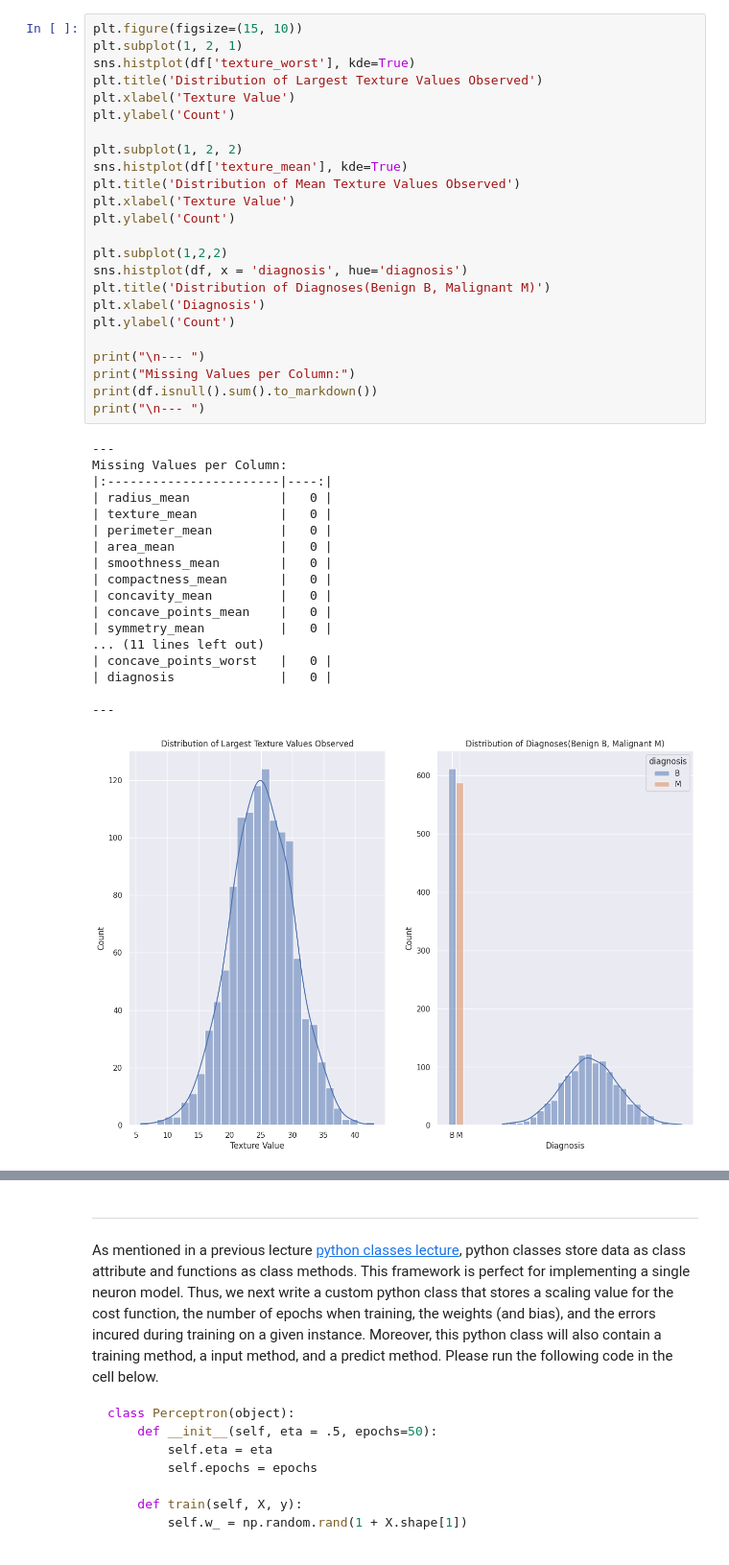
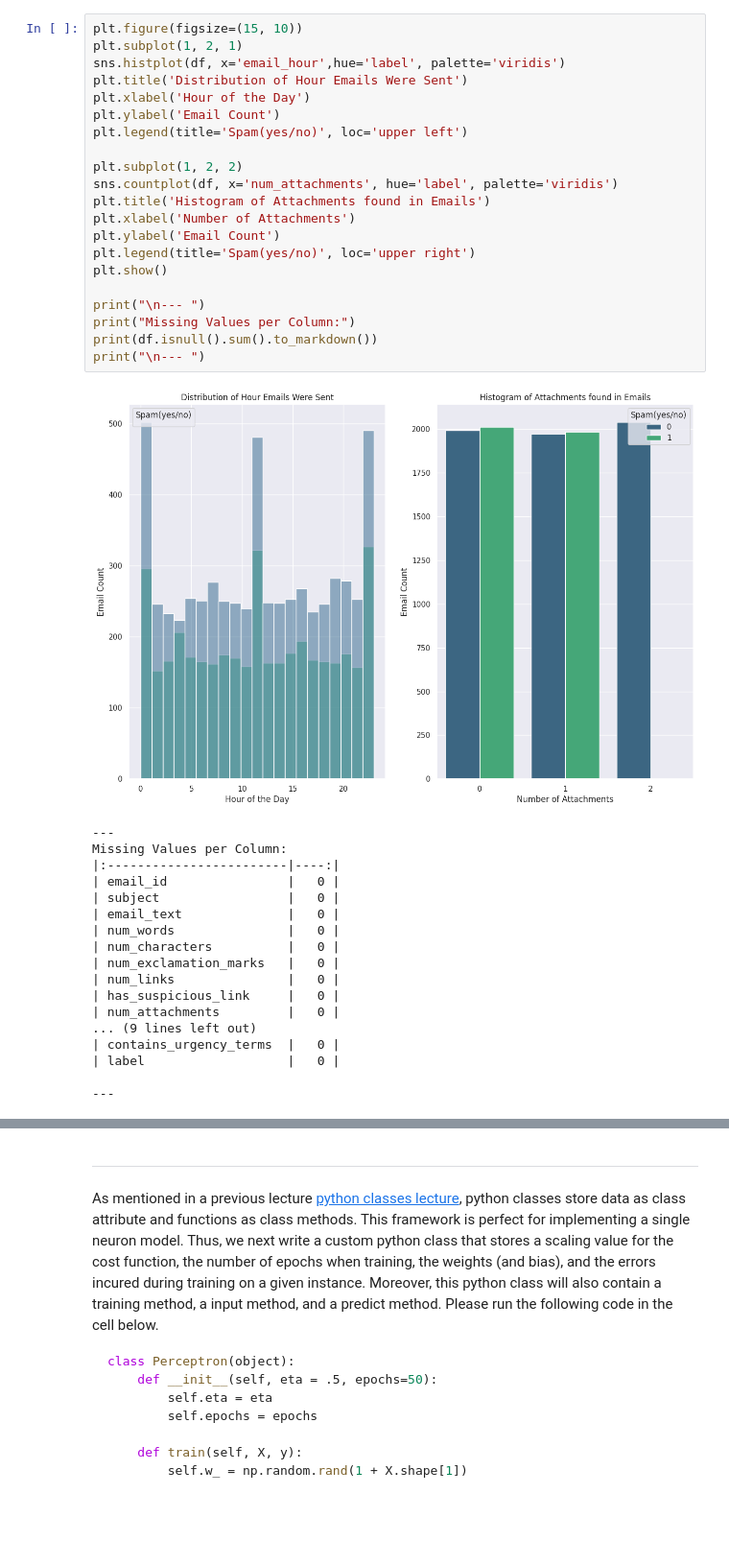
Before and after one commit to ccarr-x/CMOR-438-SP-2026, a Jupyter notebook: Supervised_Learning/The_Perceptron.ipynb, the cells around one changed output, grey strips where cells are left out. Shown at 96% size. Cells and saved outputs as stored; diff of their text form; blank space fills up the shorter version.

```diff
--- a/Supervised_Learning/The_Perceptron.ipynb
+++ b/Supervised_Learning/The_Perceptron.ipynb
@@ -50,43 +51,40 @@ df.iloc[:100]
 # %%
 plt.figure(figsize=(15, 10))
 plt.subplot(1, 2, 1)
-sns.histplot(df['texture_worst'], kde=True)
-plt.title('Distribution of Largest Texture Values Observed')
-plt.xlabel('Texture Value')
-plt.ylabel('Count')
+sns.histplot(df, x='email_hour',hue='label', palette='viridis')
+plt.title('Distribution of Hour Emails Were Sent')
+plt.xlabel('Hour of the Day')
+plt.ylabel('Email Count')
+plt.legend(title='Spam(yes/no)', loc='upper left')
 
 plt.subplot(1, 2, 2)
-sns.histplot(df['texture_mean'], kde=True)
-plt.title('Distribution of Mean Texture Values Observed')
-plt.xlabel('Texture Value')
-plt.ylabel('Count')
-
-plt.subplot(1,2,2)
-sns.histplot(df, x = 'diagnosis', hue='diagnosis')
-plt.title('Distribution of Diagnoses(Benign B, Malignant M)')
-plt.xlabel('Diagnosis')
-plt.ylabel('Count')
+sns.countplot(df, x='num_attachments', hue='label', palette='viridis')
+plt.title('Histogram of Attachments found in Emails')
+plt.xlabel('Number of Attachments')
+plt.ylabel('Email Count')
+plt.legend(title='Spam(yes/no)', loc='upper right')
+plt.show()
 
 print("\n--- ")
 print("Missing Values per Column:")
 print(df.isnull().sum().to_markdown())
 print("\n--- ")
 # %% [output]
+[figure, new version]
 ---
 Missing Values per Column:
-|:-----------------------|----:|
-| radius_mean            |   0 |
-| texture_mean           |   0 |
-| perimeter_mean         |   0 |
-| area_mean              |   0 |
-| smoothness_mean        |   0 |
-| compactness_mean       |   0 |
-| concavity_mean         |   0 |
-| concave_points_mean    |   0 |
-| symmetry_mean          |   0 |
-... (11 lines left out)
-| concave_points_worst   |   0 |
-| diagnosis              |   0 |
+|:------------------------|----:|
+| email_id                |   0 |
+| subject                 |   0 |
+| email_text              |   0 |
+| num_words               |   0 |
+| num_characters          |   0 |
+| num_exclamation_marks   |   0 |
+| num_links               |   0 |
+| has_suspicious_link     |   0 |
+| num_attachments         |   0 |
+... (9 lines left out)
+| contains_urgency_terms  |   0 |
+| label                   |   0 |
 
 ---
-[figure, old version]
```
Also changed, not shown: parts of 19 cells of this notebook.
